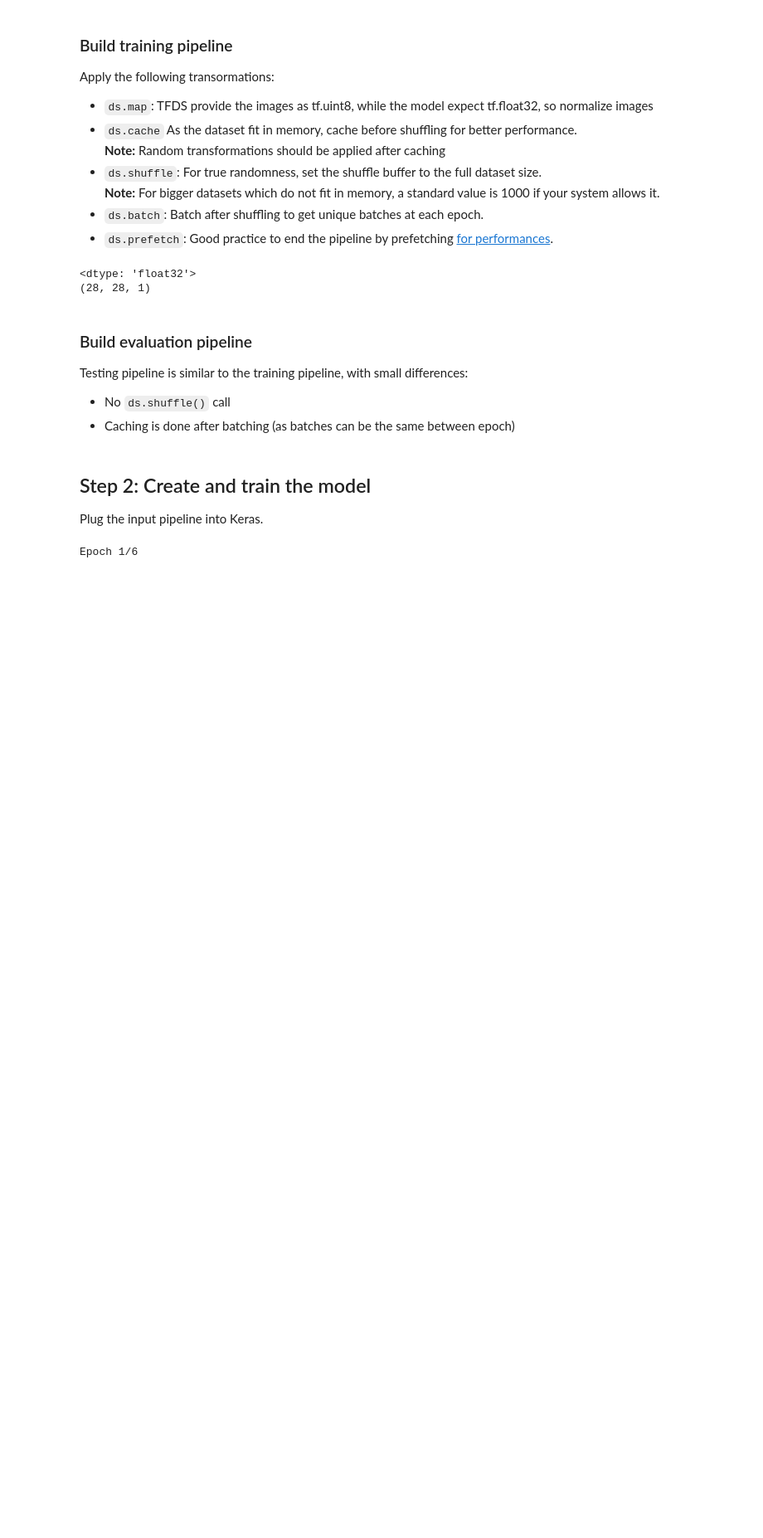
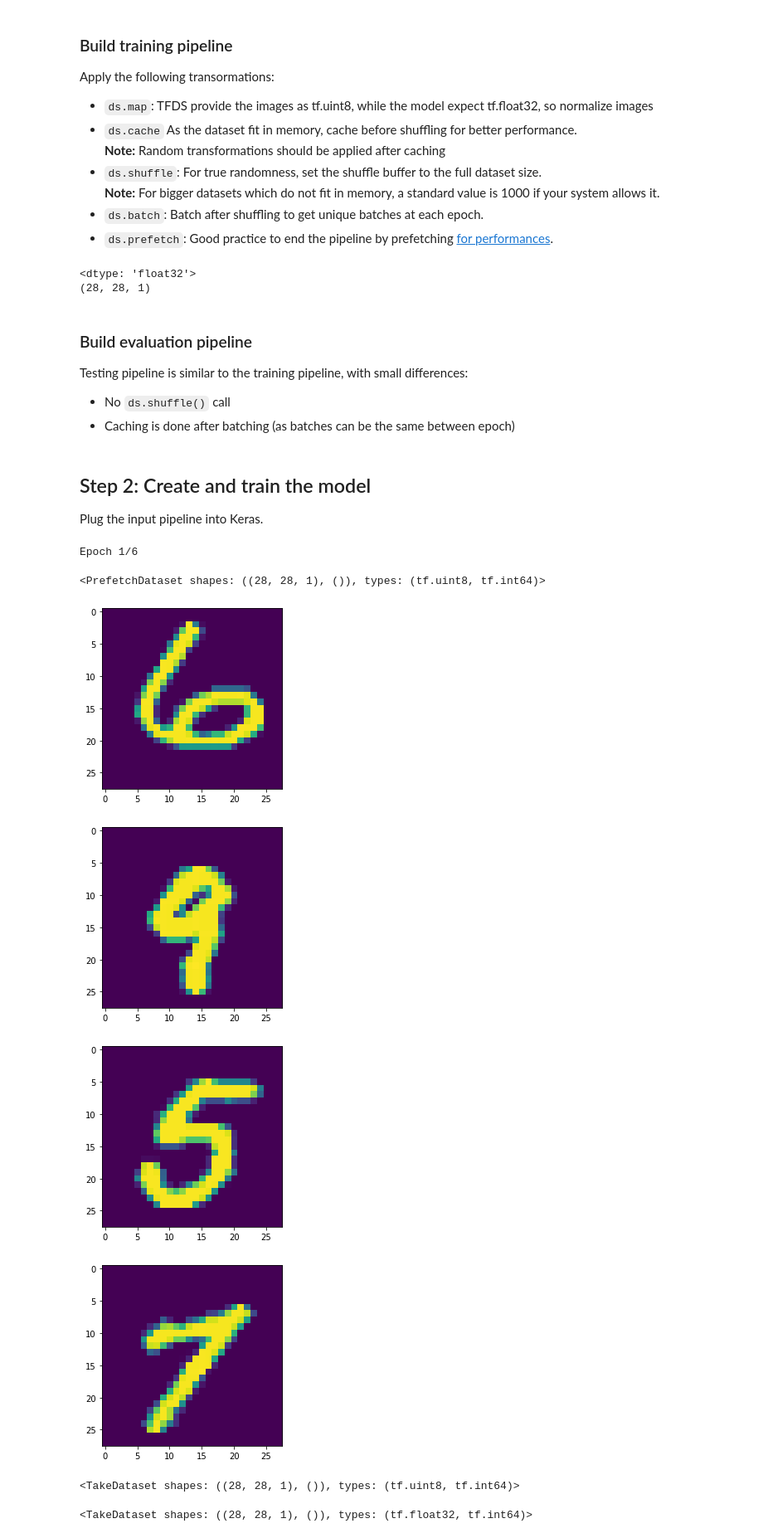
Before and after one commit to komushi/sagemaker-tfds-study, a Jupyter notebook: tfds_keras_mnist_local.ipynb, the cells around one changed output. Shown at 83% size. Drawn from its saved outputs; the diff is of its cells as text; code cells hidden in the pictures; blank space fills up the shorter version.

Commit message:
tfds_keras_mnist_local.ipynb
WIP tfds_keras_mnist_local.ipynb; adding test code

```diff
--- a/tfds_keras_mnist_local.ipynb
+++ b/tfds_keras_mnist_local.ipynb
@@ -169,3 +162,52 @@ model.summary()
 model.save('my_model')
 # %%
 model.save('my_model.h5')
+# %%
+print(ds_random)
+# %% [output]
+<PrefetchDataset shapes: ((28, 28, 1), ()), types: (tf.uint8, tf.int64)>
+# %%
+(ds_random)= tfds.load(
+    'mnist',
+    split='test'
+)
+# %%
+from matplotlib import pyplot as plt
+
+img_width, img_height = 28, 28
+
+# A few random samples
+use_samples = [59, 336, 1283, 2122]
+samples_to_predict = []
+
+for sample in use_samples:
+    # Generate a plot
+    reshaped_image = list(ds_random)[sample]
+#     print(reshaped_image['image'])
+    img = tf.keras.preprocessing.image.array_to_img(reshaped_image['image'])
+    plt.imshow(img)
+    plt.show()
+# %% [output]
+[figure, added]
+[figure, added]
+[figure, added]
+[figure, added]
+# %%
+ds = tfds.load(
+    'mnist',
+    split='test',
+    as_supervised=True,
+)
+
+
+print(ds.take(1))
+# %% [output]
+<TakeDataset shapes: ((28, 28, 1), ()), types: (tf.uint8, tf.int64)>
+# %%
+# split begins
+ds = ds.map(
+    normalize_img)
+
+print(ds.take(1))
+# %% [output]
+<TakeDataset shapes: ((28, 28, 1), ()), types: (tf.float32, tf.int64)>
```
Also changed, not shown: parts of 3 cells of this notebook, 8 other files.
